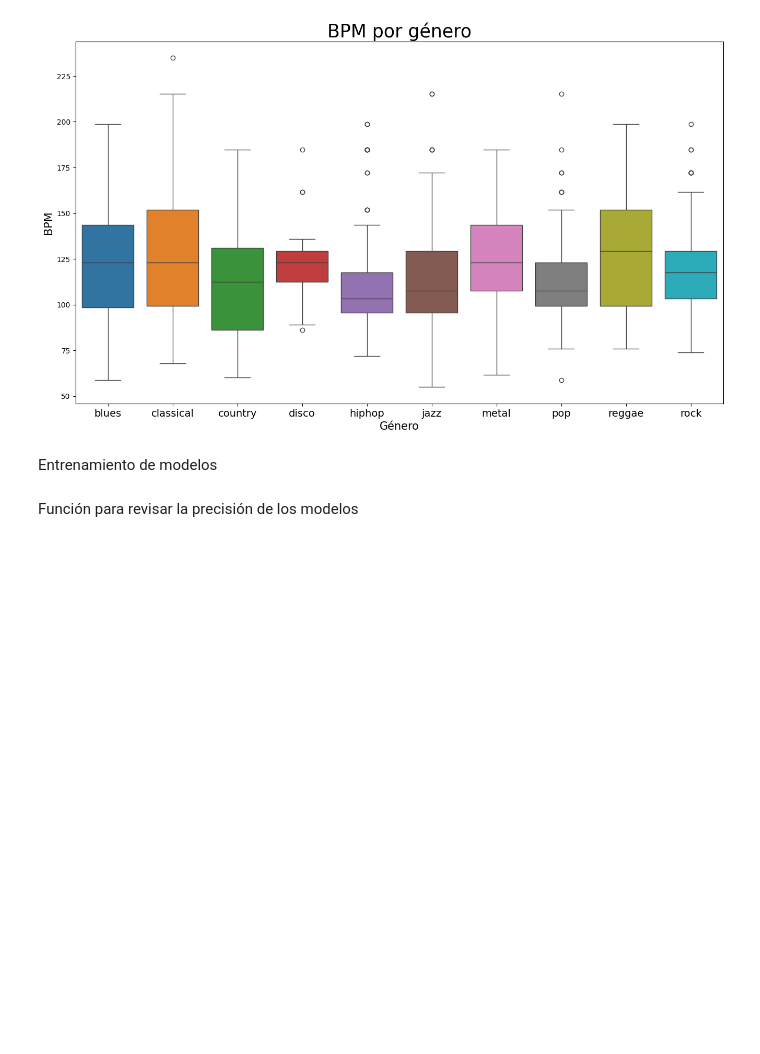
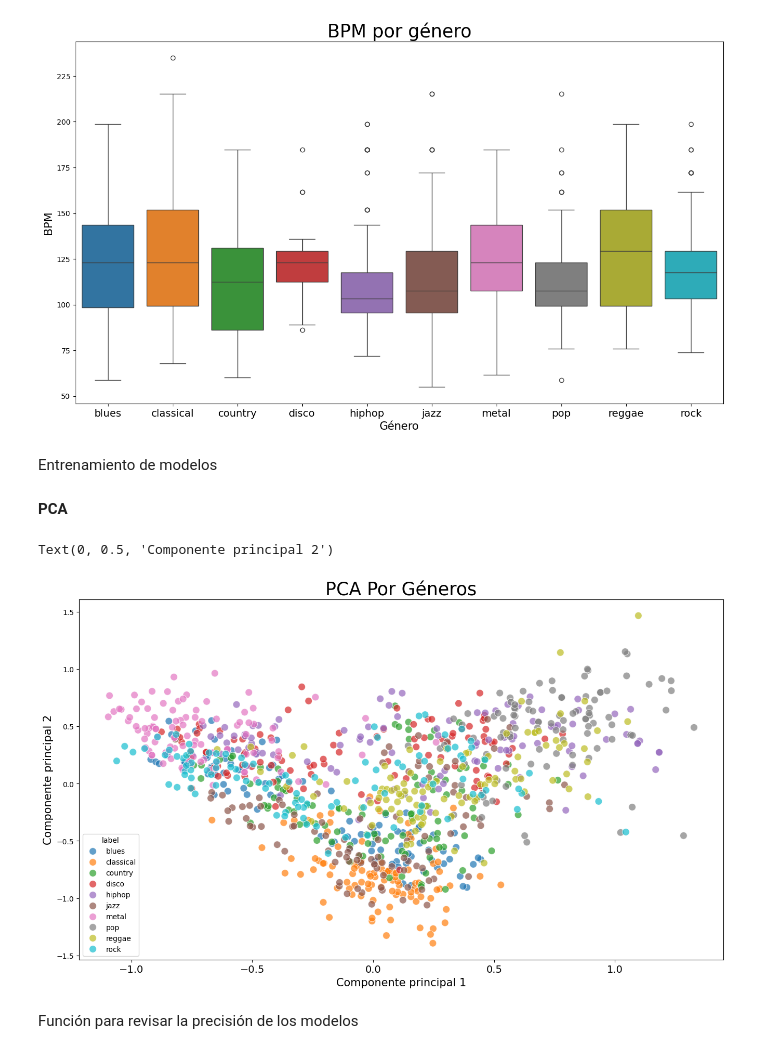
Before and after one commit to gams2004/analisis_musical, a Jupyter notebook: codigo/Musica.ipynb, the cells around one changed output. Drawn from its saved outputs; the diff is of its cells as text; code cells hidden in the pictures; blank space fills up the shorter version.

```diff
--- a/codigo/Musica.ipynb
+++ b/codigo/Musica.ipynb
@@ -245,6 +244,29 @@ X = pd.DataFrame(np_escalada, columns = cols)
 
 # Dividimos los datos en entrenamiento y prueba
 X_entreno, X_prueba, y_entreno, y_prueba = train_test_split(X, y, test_size=0.3, random_state=42)
+# %% [markdown]
+**PCA**
+# %%
+pca = PCA(n_components=2)
+principalComponents = pca.fit_transform(X)
+principalDf = pd.DataFrame(data = principalComponents, columns = ['principal component 1', 'principal component 2'])
+
+# concatenate with target label
+finalDf = pd.concat([principalDf, y], axis = 1)
+
+pca.explained_variance_ratio_
+
+plt.figure(figsize = (16, 9))
+sns.scatterplot(x = "principal component 1", y = "principal component 2", data = finalDf, hue = "label", alpha = 0.7, s = 100);
+
+plt.title('PCA Por Géneros', fontsize = 25)
+plt.xticks(fontsize = 14)
+plt.yticks(fontsize = 10);
+plt.xlabel("Componente principal 1", fontsize = 15)
+plt.ylabel("Componente principal 2", fontsize = 15)
+# %% [output]
+Text(0, 0.5, 'Componente principal 2')
+[figure, added]
 # %% [markdown]
 Función para revisar la precisión de los modelos
 # %%
```
Also changed, not shown: parts of 4 cells of this notebook.
